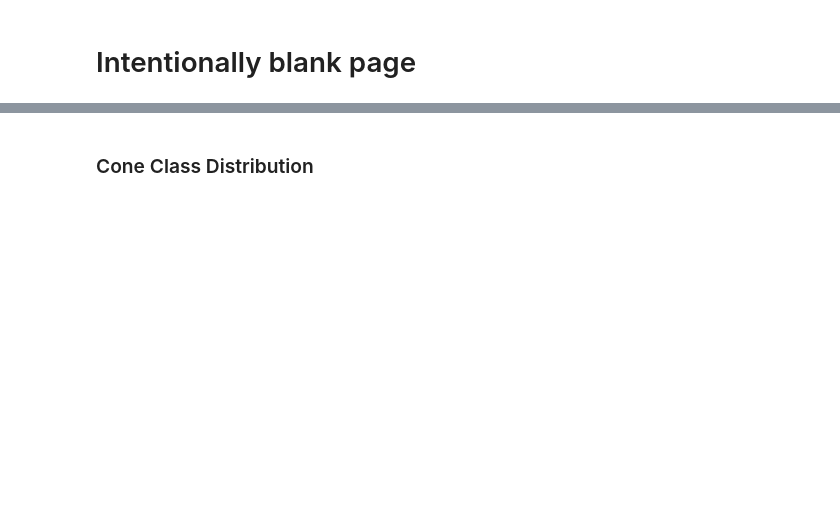
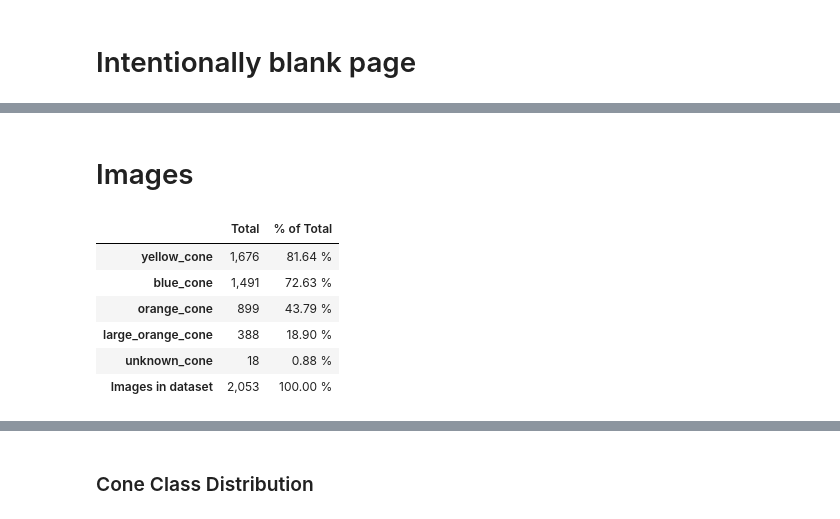
Before and after one commit to mfloto/fsoco-dataset, a Jupyter notebook: docs/assets/stats_for_nerds.ipynb, the cells around one changed output, grey strips where cells are left out. Cells and saved outputs as stored; diff of their text form; code cells hidden in the pictures; blank space fills up the shorter version.

Commit message:
Generate tables from dataframes

```diff
--- a/docs/assets/stats_for_nerds.ipynb
+++ b/docs/assets/stats_for_nerds.ipynb
@@ -165,0 +111,38 @@ box_stats_fsocov2 = pd.read_pickle("data/stats_for_nerds/box_stats_fsocov2.df")
+# %%
+from collections import OrderedDict
+
+counts = OrderedDict()
+counts["yellow_cone"] = y_count
+counts["blue_cone"] = b_count
+counts["orange_cone"] = o_count
+counts["large_orange_cone"] = lo_count
+counts["unknown_cone"] = unk_count
+counts["Images in dataset"] = total
+
+pcts = counts.copy()
+for k, v in pcts.items():
+    pcts[k] = v / total * 100
+
+images_table_dict = {
+    "Total": counts,
+    "% of Total": pcts
+}
+
+images_table = pd.DataFrame(images_table_dict).reindex(counts.keys()) \
+    .astype('float64',errors='ignore') \
+    .style.format({
+    'Total': '{:,.0f}'.format,
+    '% of Total': '{:,.2f} %'.format,
+    })
+# %%
+display(HTML("<h1>Images</h1>"))
+display(images_table)
+# %% [output]
+Images
+|  | Total | % of Total |
+| yellow_cone | 1,676 | 81.64 % |
+| blue_cone | 1,491 | 72.63 % |
+| orange_cone | 899 | 43.79 % |
+| large_orange_cone | 388 | 18.90 % |
+| unknown_cone | 18 | 0.88 % |
+| Images in dataset | 2,053 | 100.00 % |
```
Also changed, not shown: parts of 12 cells of this notebook.
